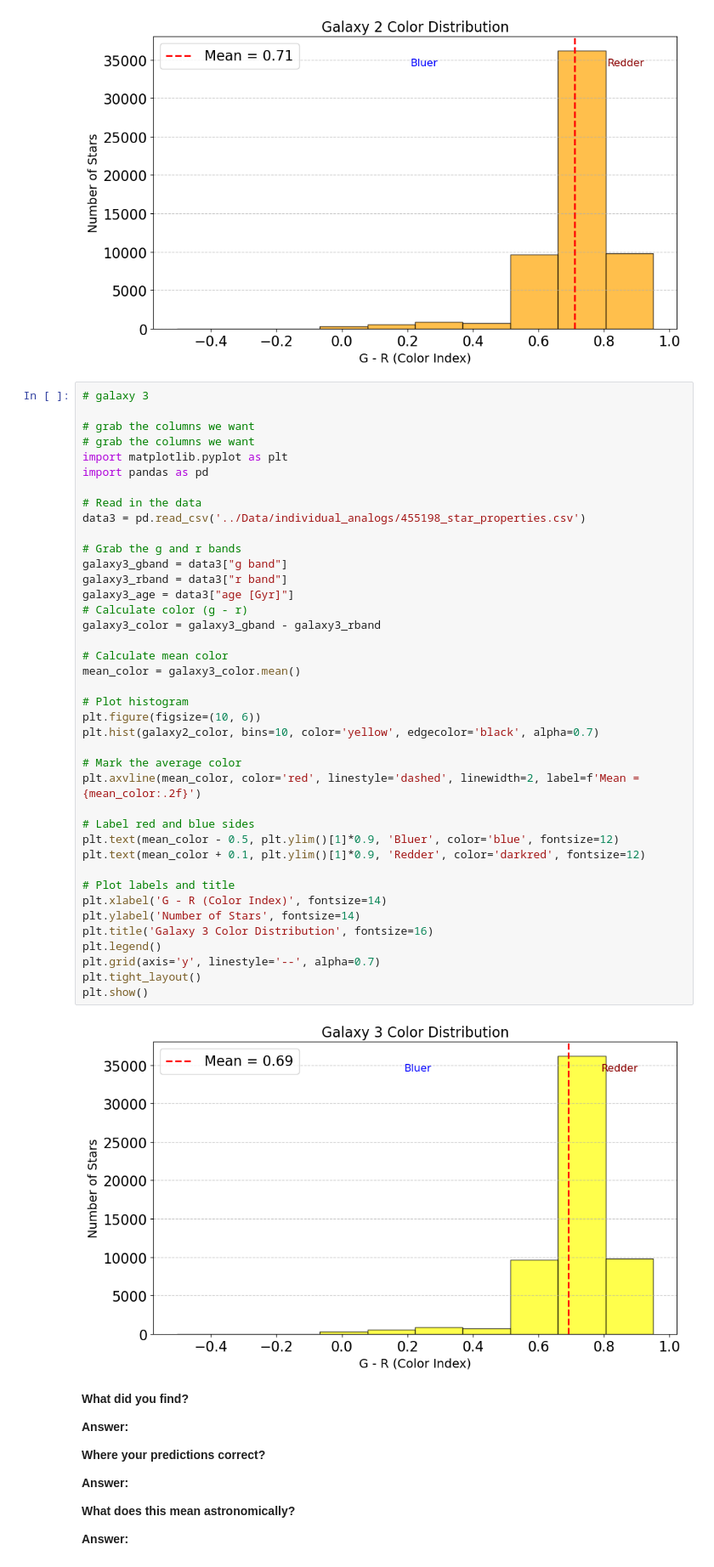
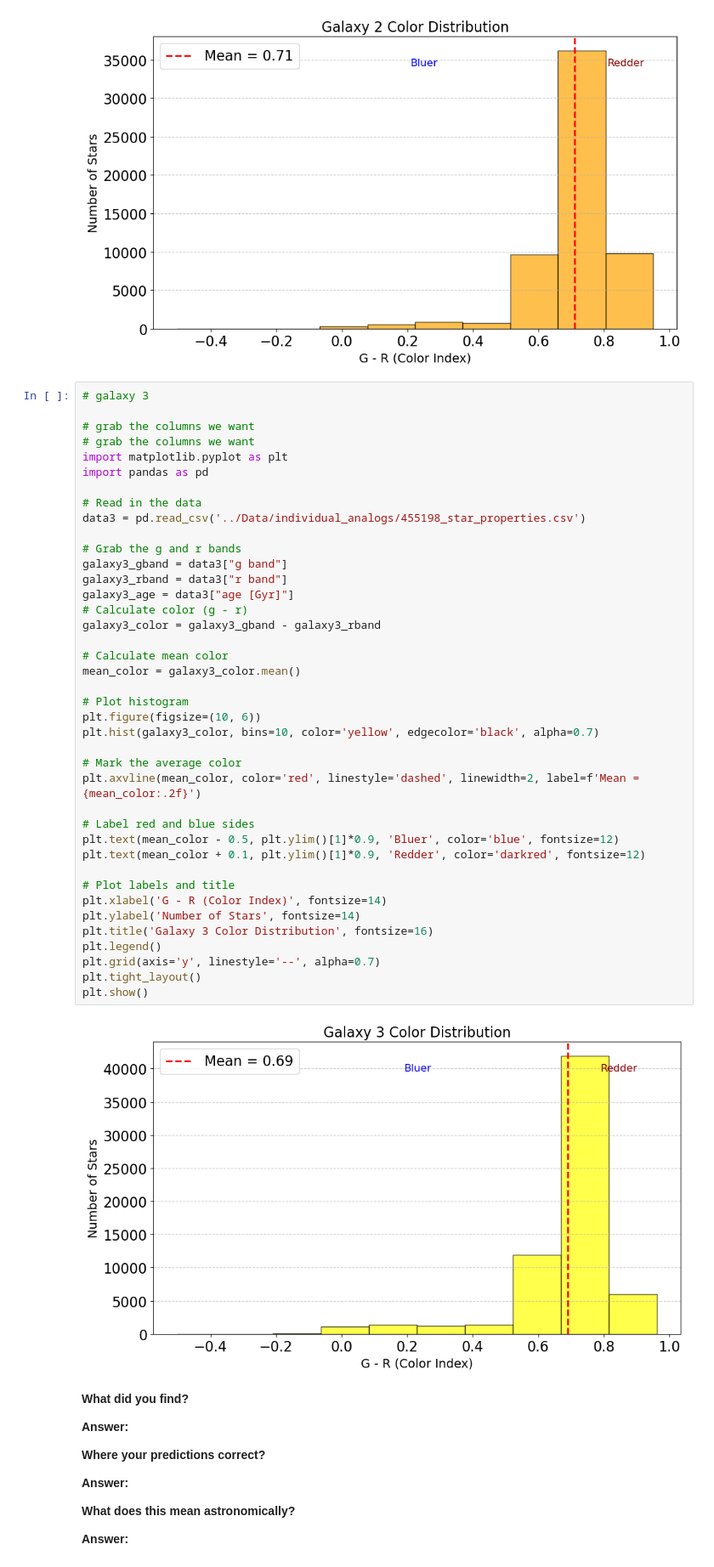
Before and after one commit to PrisonTeachingInitiative/CFR-2025, a Jupyter notebook: Astro/Blank/6 - Simulated Galaxies Pt1.ipynb, the cells around one changed output. Shown at 85% size. Drawn from its saved outputs; the diff is of its cells as text.

```diff
--- a/Astro/Blank/6 - Simulated Galaxies Pt1.ipynb
+++ b/Astro/Blank/6 - Simulated Galaxies Pt1.ipynb
@@ -233,35 +233,35 @@ data3 = pd.read_csv('../Data/individual_analogs/455198_star_properties.csv')
 
 # Grab the g and r bands
 galaxy3_gband = data3["g band"]
 galaxy3_rband = data3["r band"]
 galaxy3_age = data3["age [Gyr]"]
 # Calculate color (g - r)
 galaxy3_color = galaxy3_gband - galaxy3_rband
 
 # Calculate mean color
 mean_color = galaxy3_color.mean()
 
 # Plot histogram
 plt.figure(figsize=(10, 6))
-plt.hist(galaxy2_color, bins=10, color='yellow', edgecolor='black', alpha=0.7)
+plt.hist(galaxy3_color, bins=10, color='yellow', edgecolor='black', alpha=0.7)
 
 # Mark the average color
 plt.axvline(mean_color, color='red', linestyle='dashed', linewidth=2, label=f'Mean = {mean_color:.2f}')
 
 # Label red and blue sides
 plt.text(mean_color - 0.5, plt.ylim()[1]*0.9, 'Bluer', color='blue', fontsize=12)
 plt.text(mean_color + 0.1, plt.ylim()[1]*0.9, 'Redder', color='darkred', fontsize=12)
 
 # Plot labels and title
 plt.xlabel('G - R (Color Index)', fontsize=14)
 plt.ylabel('Number of Stars', fontsize=14)
 plt.title('Galaxy 3 Color Distribution', fontsize=16)
 plt.legend()
 plt.grid(axis='y', linestyle='--', alpha=0.7)
 plt.tight_layout()
 plt.show()
 # %% [output]
-[figure, old version]
+[figure, new version]
 # %% [markdown]
 **What did you find?**
 
```
Also changed, not shown: parts of 4 cells of this notebook.
